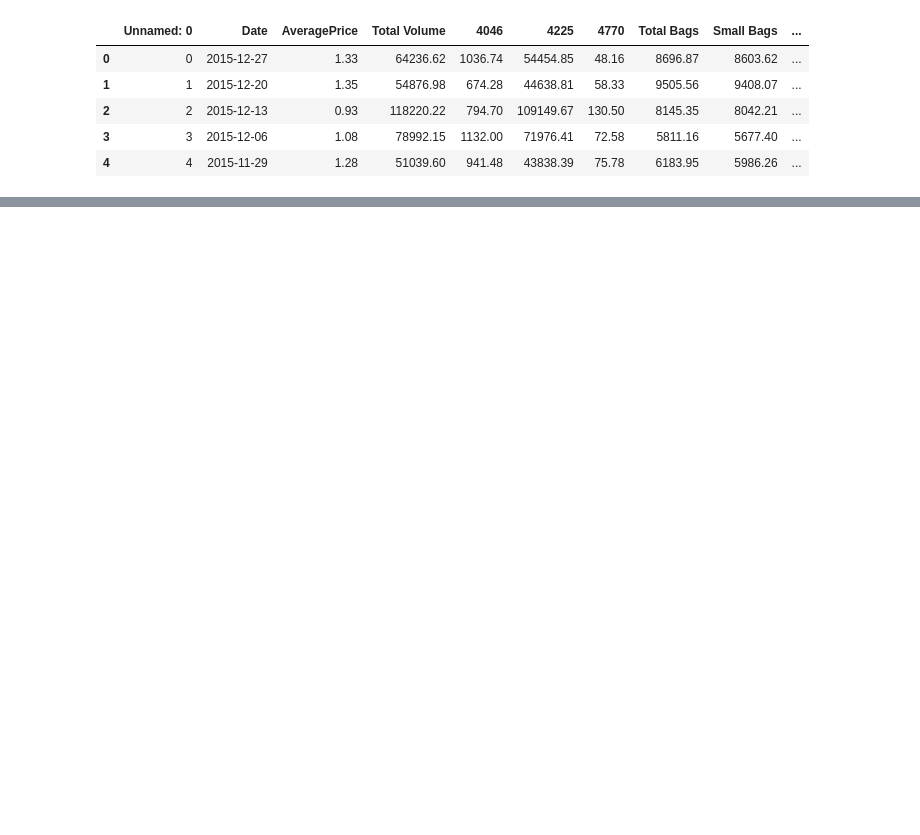
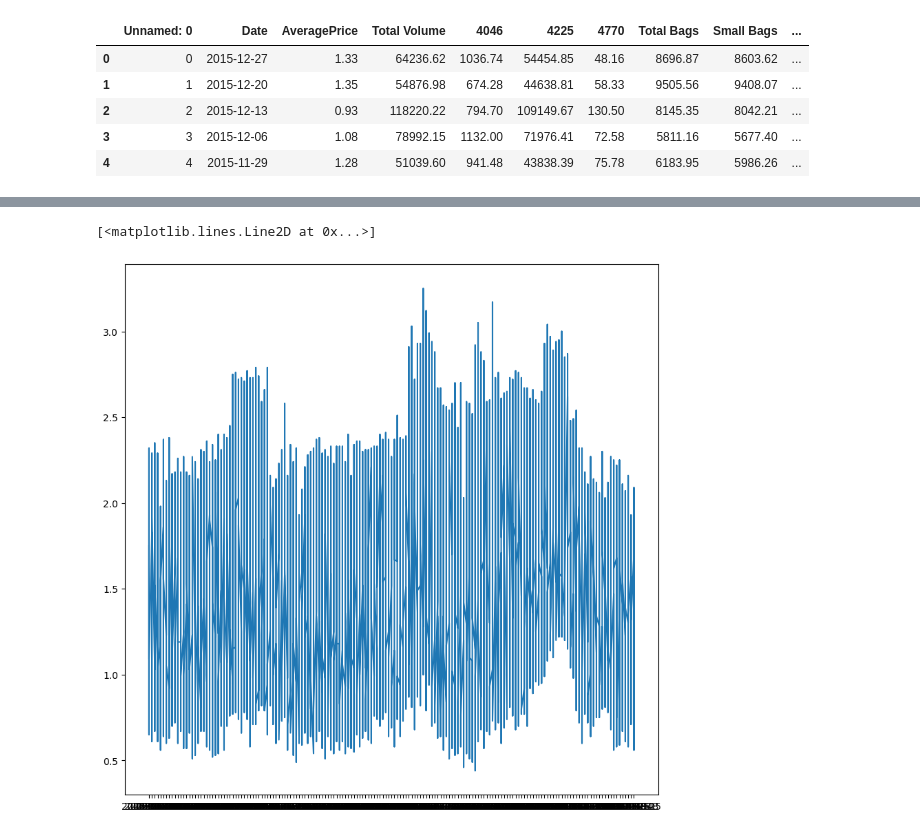
Before and after one commit to Hashim-Khan0/machine_learning_practice, a Jupyter notebook: avocado_market_prediction/price_prediction.ipynb, the cells around one changed output, grey strips where cells are left out. Drawn from its saved outputs; the diff is of its cells as text; code cells hidden in the pictures; blank space fills up the shorter version.

```diff
--- a/avocado_market_prediction/price_prediction.ipynb
+++ b/avocado_market_prediction/price_prediction.ipynb
@@ -15,3 +15,6 @@ avocado_df.head()
 | 2 | 2 | 2015-12-13 | 0.93 | 118220.22 | 794.70 | 109149.67 | 130.50 | 8145.35 | 8042.21 | ... |
 | 3 | 3 | 2015-12-06 | 1.08 | 78992.15 | 1132.00 | 71976.41 | 72.58 | 5811.16 | 5677.40 | ... |
 | 4 | 4 | 2015-11-29 | 1.28 | 51039.60 | 941.48 | 43838.39 | 75.78 | 6183.95 | 5986.26 | ... |
+# %%
+avocado_df = avocado_df.sort_values("Date")
+avocado_df.head()
@@ -17,0 +28,6 @@ avocado_df.head()
+# %%
+plt.figure(figsize = (10,10))
+plt.plot(avocado_df['Date'], avocado_df['AveragePrice'])
+# %% [output]
+[<matplotlib.lines.Line2D at 0x...>]
+[figure, added]
```
Also changed, not shown: parts of 10 cells of this notebook.
